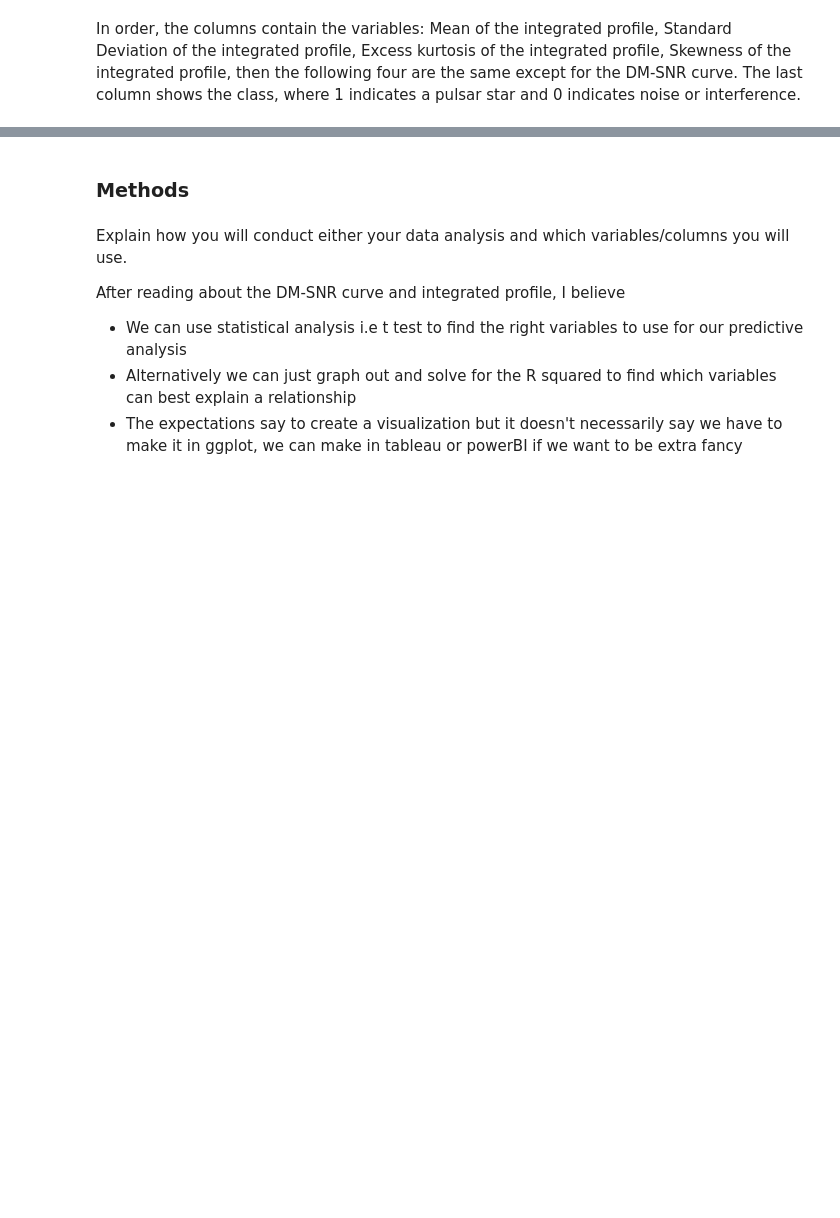
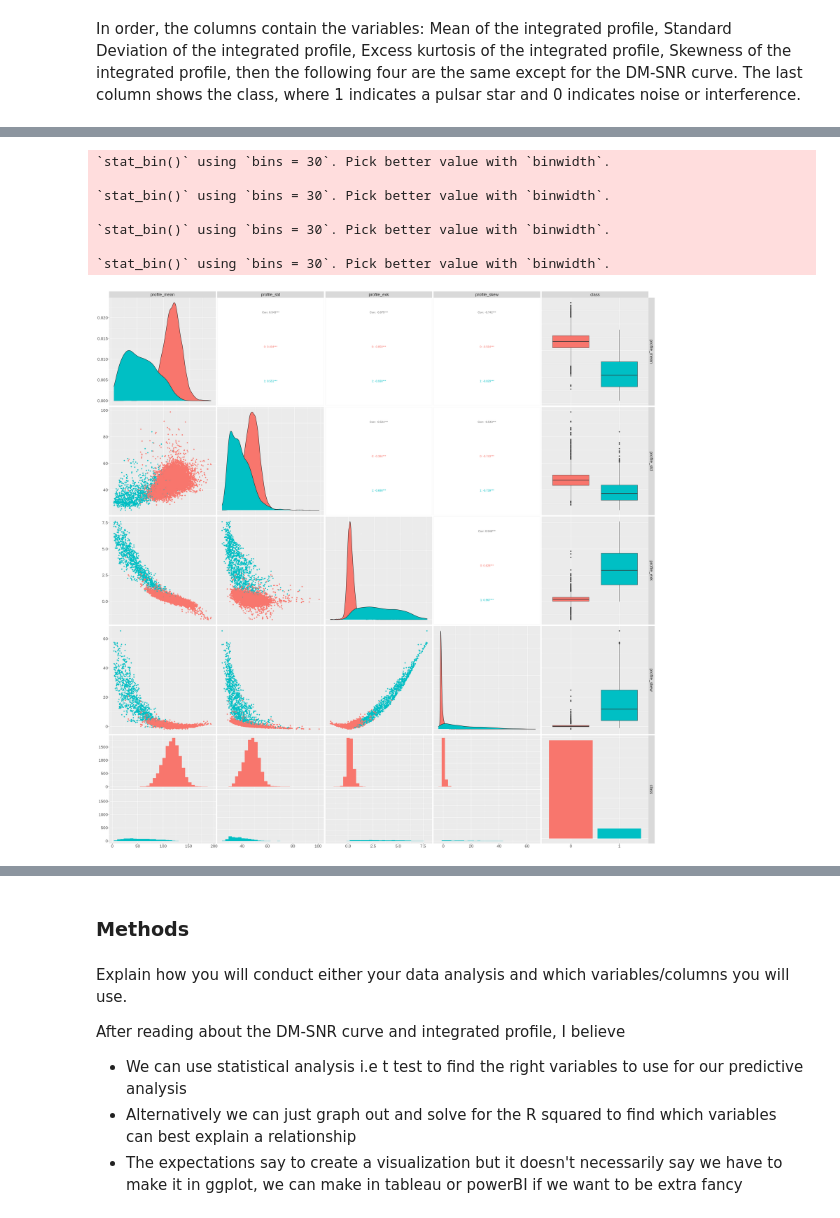
Before and after one commit to calvinyhchoi/DSCI100Proj, a Jupyter notebook: DSCI100/DSCI100ProjProposal.ipynb, the cells around one changed output, grey strips where cells are left out. Drawn from its saved outputs; the diff is of its cells as text; code cells hidden in the pictures; blank space fills up the shorter version.

```diff
--- a/DSCI100/DSCI100ProjProposal.ipynb
+++ b/DSCI100/DSCI100ProjProposal.ipynb
@@ -93,0 +130,16 @@ A tibble: 2 × 2
+# %%
+analysis_plot_profile <- signals_training |>
+                select(!curve_mean:curve_skew) |>
+                ggpairs(aes(color = class)) +
+                theme(text = element_text(size = 20))
+options(repr.plot.width = 30, repr.plot.height = 30)
+analysis_plot_profile
+# %% [output]
+`stat_bin()` using `bins = 30`. Pick better value with `binwidth`.
+
+`stat_bin()` using `bins = 30`. Pick better value with `binwidth`.
+
+`stat_bin()` using `bins = 30`. Pick better value with `binwidth`.
+
+`stat_bin()` using `bins = 30`. Pick better value with `binwidth`.
+[figure, added]
```
Also changed, not shown: parts of 7 cells of this notebook.
